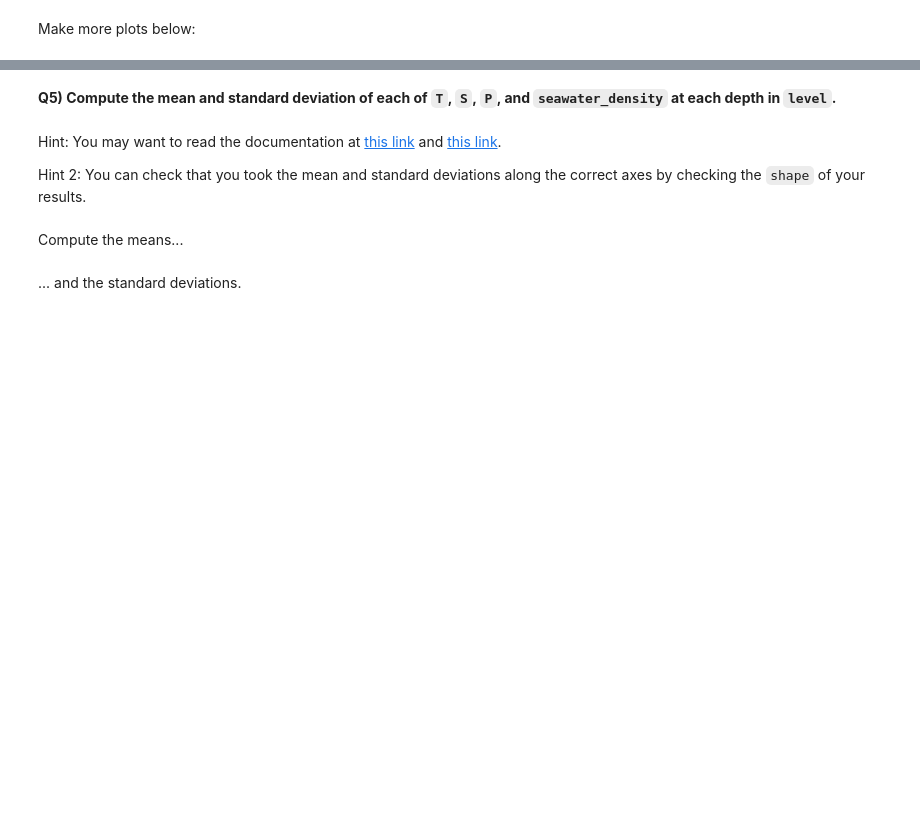
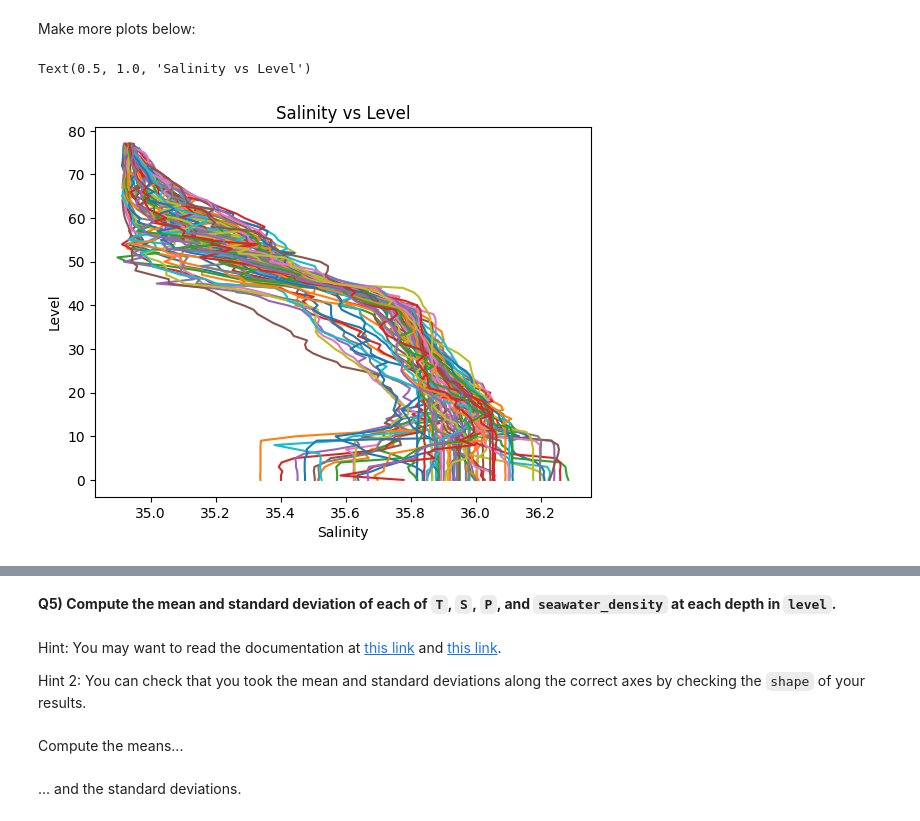
Before and after one commit to lynnbauerm/2025_Intro_Python, a Jupyter notebook: notebook/W2_S1.ipynb, the cells around one changed output, grey strips where cells are left out. Saved outputs shown, nothing was run; the diff lists cells and outputs as text; code cells hidden in the pictures; blank space fills up the shorter version.

```diff
--- a/notebook/W2_S1.ipynb
+++ b/notebook/W2_S1.ipynb
@@ -291,2 +294,10 @@ plt.title(___)
 # %% [markdown]
 Make more plots below:
+# %%
+plt.plot(S, level);
+plt.xlabel('Salinity')
+plt.ylabel('Level')
+plt.title('Salinity vs Level')
+# %% [output]
+Text(0.5, 1.0, 'Salinity vs Level')
+[figure, added]
```
Also changed, not shown: parts of 3 cells of this notebook.
